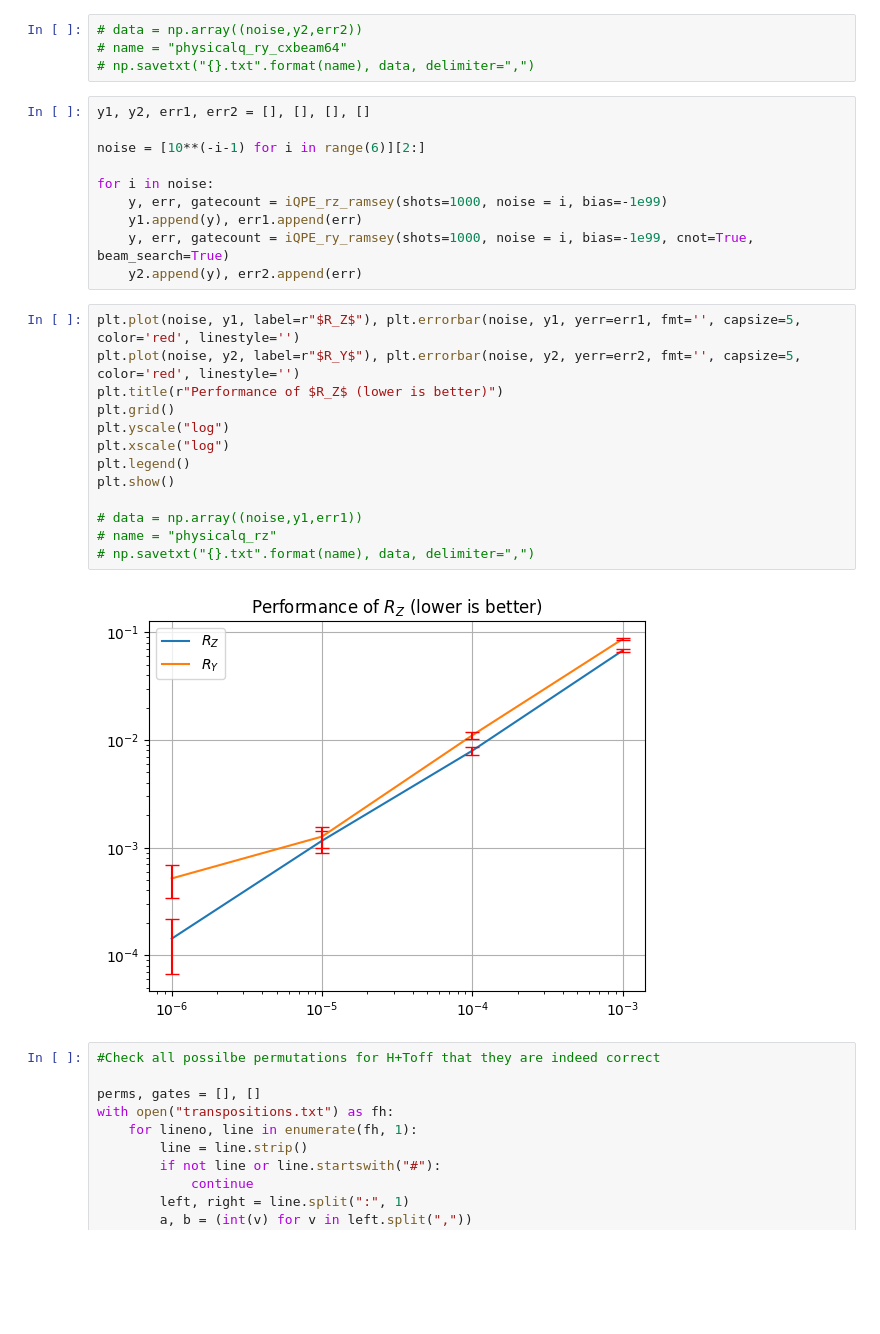
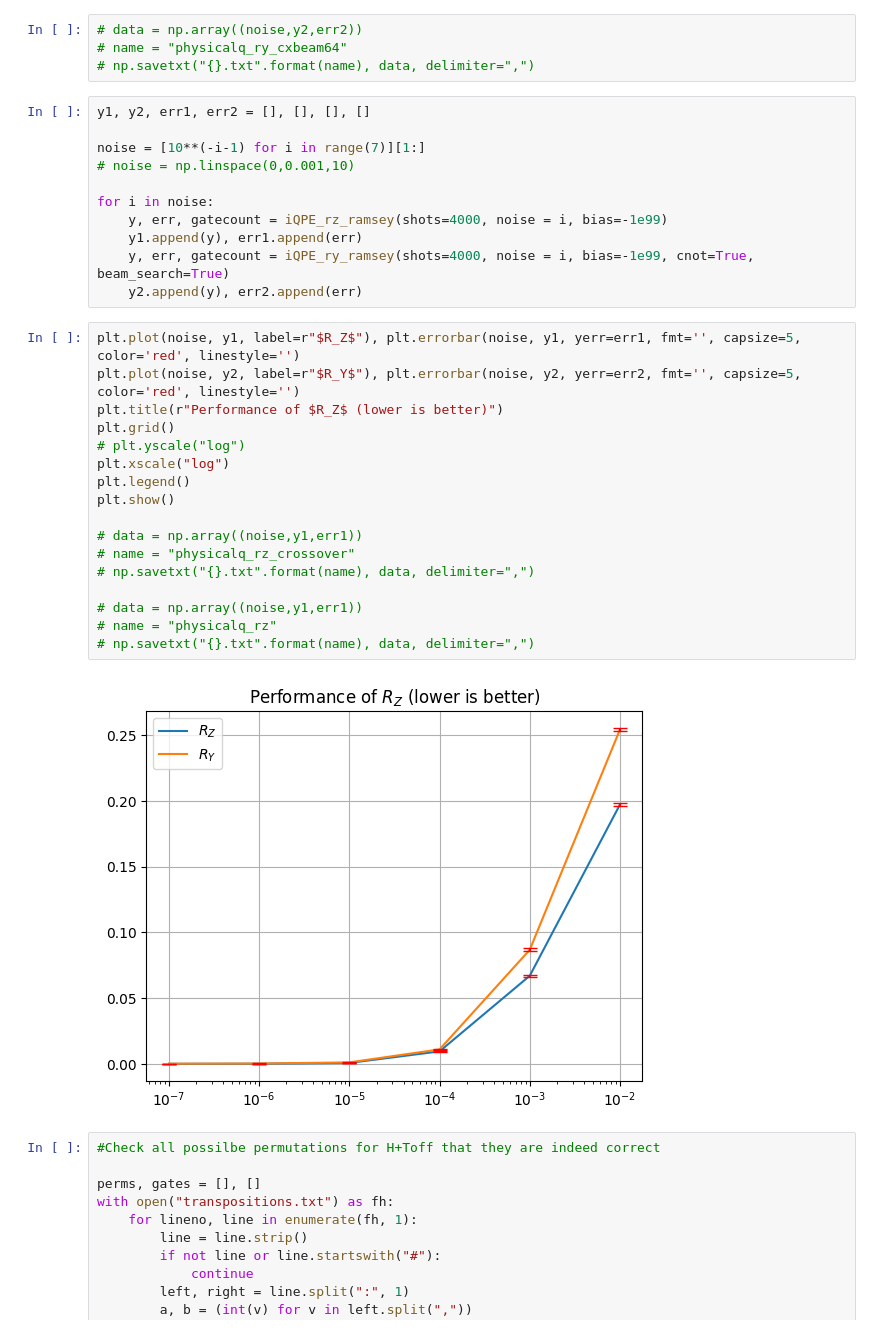
Before and after one commit to RicemanBoy/iqpe, a Jupyter notebook: h+toff synthesis/h+toff_iqpe.ipynb, the cells around one changed output. Drawn from its saved outputs; the diff is of its cells as text; blank space fills up the shorter version.

```diff
--- a/h+toff synthesis/h+toff_iqpe.ipynb
+++ b/h+toff synthesis/h+toff_iqpe.ipynb
@@ -613,28 +613,33 @@ plt.show()
 # %%
 y1, y2, err1, err2 = [], [], [], []
 
-noise = [10**(-i-1) for i in range(6)][2:]
+noise = [10**(-i-1) for i in range(7)][1:]
+# noise = np.linspace(0,0.001,10)
 
 for i in noise:
-    y, err, gatecount = iQPE_rz_ramsey(shots=1000, noise = i, bias=-1e99)
+    y, err, gatecount = iQPE_rz_ramsey(shots=4000, noise = i, bias=-1e99)
     y1.append(y), err1.append(err)
-    y, err, gatecount = iQPE_ry_ramsey(shots=1000, noise = i, bias=-1e99, cnot=True, beam_search=True)
+    y, err, gatecount = iQPE_ry_ramsey(shots=4000, noise = i, bias=-1e99, cnot=True, beam_search=True)
     y2.append(y), err2.append(err)
 # %%
 plt.plot(noise, y1, label=r"$R_Z$"), plt.errorbar(noise, y1, yerr=err1, fmt='', capsize=5, color='red', linestyle='')
 plt.plot(noise, y2, label=r"$R_Y$"), plt.errorbar(noise, y2, yerr=err2, fmt='', capsize=5, color='red', linestyle='')
 plt.title(r"Performance of $R_Z$ (lower is better)")
 plt.grid()
-plt.yscale("log")
+# plt.yscale("log")
 plt.xscale("log")
 plt.legend()
 plt.show()
 
 # data = np.array((noise,y1,err1))
+# name = "physicalq_rz_crossover"
+# np.savetxt("{}.txt".format(name), data, delimiter=",")
+
+# data = np.array((noise,y1,err1))
 # name = "physicalq_rz"
 # np.savetxt("{}.txt".format(name), data, delimiter=",")
 # %% [output]
-[figure, old version]
+[figure, new version]
 # %%
 #Check all possilbe permutations for H+Toff that they are indeed correct
 
```
Also changed, not shown: parts of 3 cells of this notebook, 11 other files.
